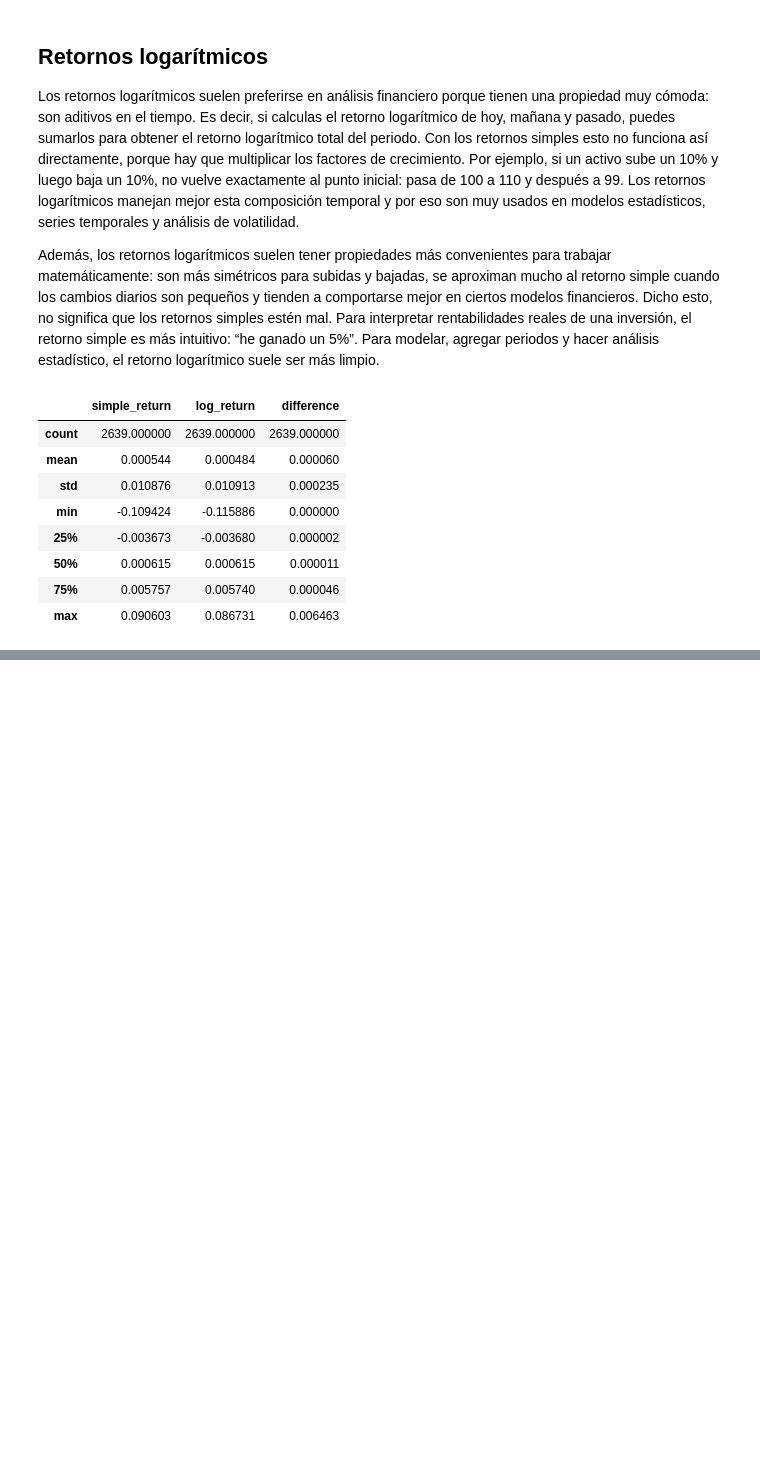
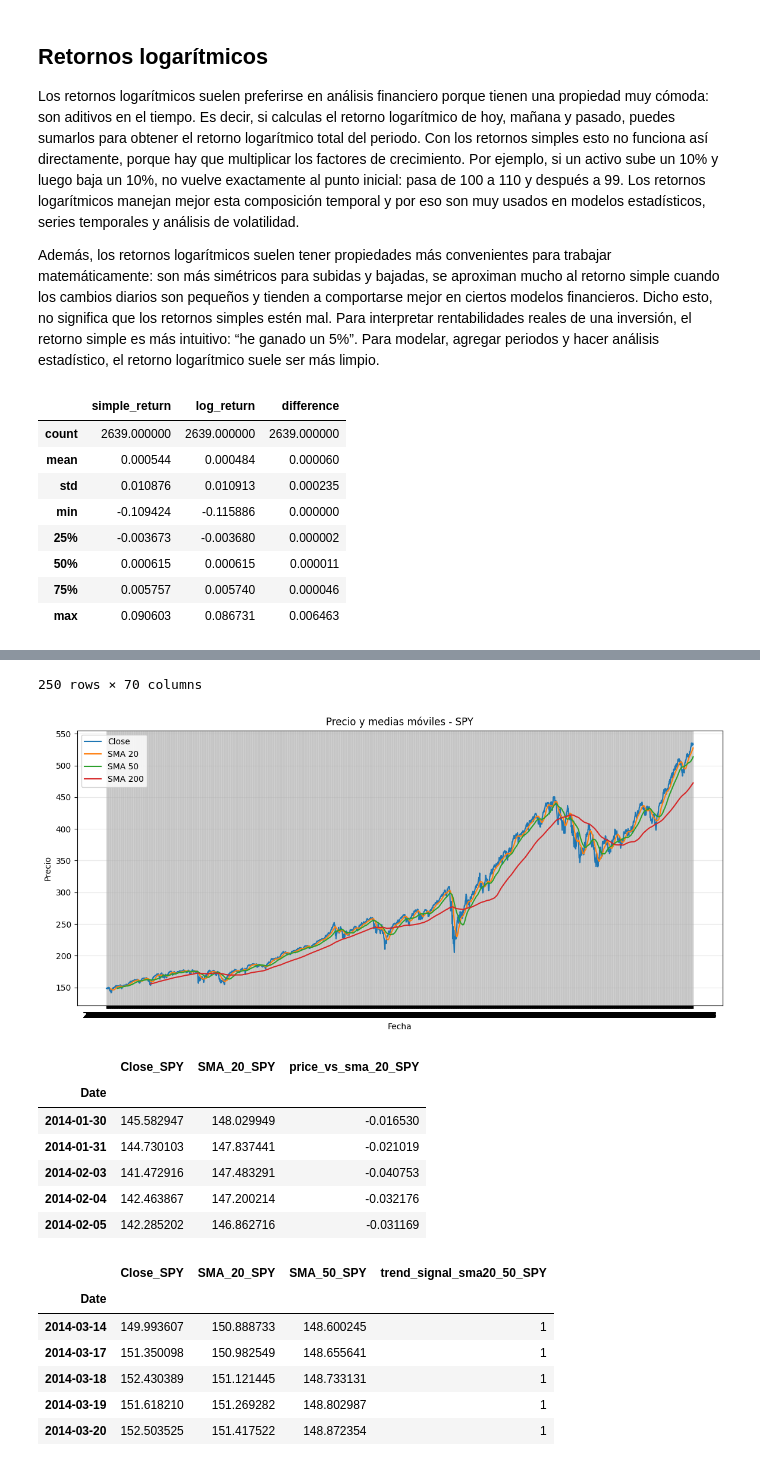
Before and after one commit to juanbarearojo/Mini-trading-bot, a Jupyter notebook: eda.ipynb, the cells around one changed output, grey strips where cells are left out. Drawn from its saved outputs; the diff is of its cells as text; code cells hidden in the pictures; blank space fills up the shorter version.

Commit message:
medias moviles

```diff
--- a/eda.ipynb
+++ b/eda.ipynb
@@ -259,0 +314,61 @@ display(comparison_returns.describe())
+# %%
+close_cols = [f"Close_{ticker}" for ticker in tickers]
+
+for window in [10, 20, 50, 100, 200]:
+    sma = ohlcv_wide[close_cols].rolling(window).mean()
+    sma.columns = [f"SMA_{window}_{ticker}" for ticker in tickers]
+
+    ohlcv_wide = pd.concat([ohlcv_wide, sma], axis=1)
+
+display(ohlcv_wide.head(250))
+
+ticker_example = "SPY"
+
+plt.figure(figsize=(14, 6))
+
+plt.plot(ohlcv_wide.index, ohlcv_wide[f"Close_{ticker_example}"], label="Close")
+plt.plot(ohlcv_wide.index, ohlcv_wide[f"SMA_20_{ticker_example}"], label="SMA 20")
+plt.plot(ohlcv_wide.index, ohlcv_wide[f"SMA_50_{ticker_example}"], label="SMA 50")
+plt.plot(ohlcv_wide.index, ohlcv_wide[f"SMA_200_{ticker_example}"], label="SMA 200")
+
+plt.title(f"Precio y medias móviles - {ticker_example}")
+plt.xlabel("Fecha")
+plt.ylabel("Precio")
+plt.legend()
+plt.grid(True, alpha=0.3)
+plt.show()
+
+for window in [10, 20, 50, 100, 200]:
+    for ticker in tickers:
+        ohlcv_wide[f"price_vs_sma_{window}_{ticker}"] = (
+            ohlcv_wide[f"Close_{ticker}"] / ohlcv_wide[f"SMA_{window}_{ticker}"] - 1
+        )
+
+display(
+    ohlcv_wide[
+        [
+            f"Close_{ticker_example}",
+            f"SMA_20_{ticker_example}",
+            f"price_vs_sma_20_{ticker_example}",
+        ]
+    ].dropna().head()
+)
+
+for ticker in tickers:
+    ohlcv_wide[f"trend_signal_sma20_50_{ticker}"] = np.where(
+        ohlcv_wide[f"SMA_20_{ticker}"] > ohlcv_wide[f"SMA_50_{ticker}"],
+        1,
+        0
+    )
+
+display(
+    ohlcv_wide[
+        [
+            f"Close_{ticker_example}",
+            f"SMA_20_{ticker_example}",
+            f"SMA_50_{ticker_example}",
+            f"trend_signal_sma20_50_{ticker_example}",
+        ]
+    ].dropna().head()
+)
+# %% [output]
@@ -259,0 +388,16 @@ display(comparison_returns.describe())
+250 rows × 70 columns
+[figure, added]
+|  | Close_SPY | SMA_20_SPY | price_vs_sma_20_SPY |
+| Date |  |  |  |
+| 2014-01-30 | 145.582947 | 148.029949 | -0.016530 |
+| 2014-01-31 | 144.730103 | 147.837441 | -0.021019 |
+| 2014-02-03 | 141.472916 | 147.483291 | -0.040753 |
+| 2014-02-04 | 142.463867 | 147.200214 | -0.032176 |
+| 2014-02-05 | 142.285202 | 146.862716 | -0.031169 |
+|  | Close_SPY | SMA_20_SPY | SMA_50_SPY | trend_signal_sma20_50_SPY |
+| Date |  |  |  |  |
+| 2014-03-14 | 149.993607 | 150.888733 | 148.600245 | 1 |
+| 2014-03-17 | 151.350098 | 150.982549 | 148.655641 | 1 |
+| 2014-03-18 | 152.430389 | 151.121445 | 148.733131 | 1 |
+| 2014-03-19 | 151.618210 | 151.269282 | 148.802987 | 1 |
+| 2014-03-20 | 152.503525 | 151.417522 | 148.872354 | 1 |
```
Also changed, not shown: parts of 5 cells of this notebook.
